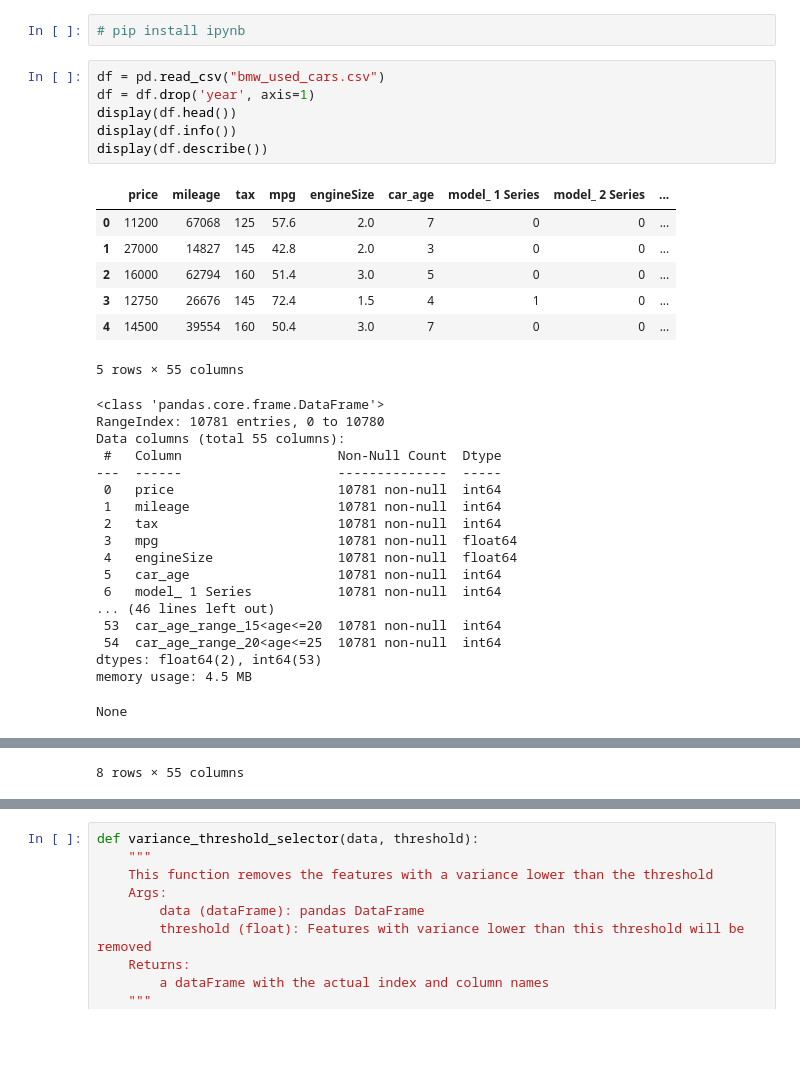
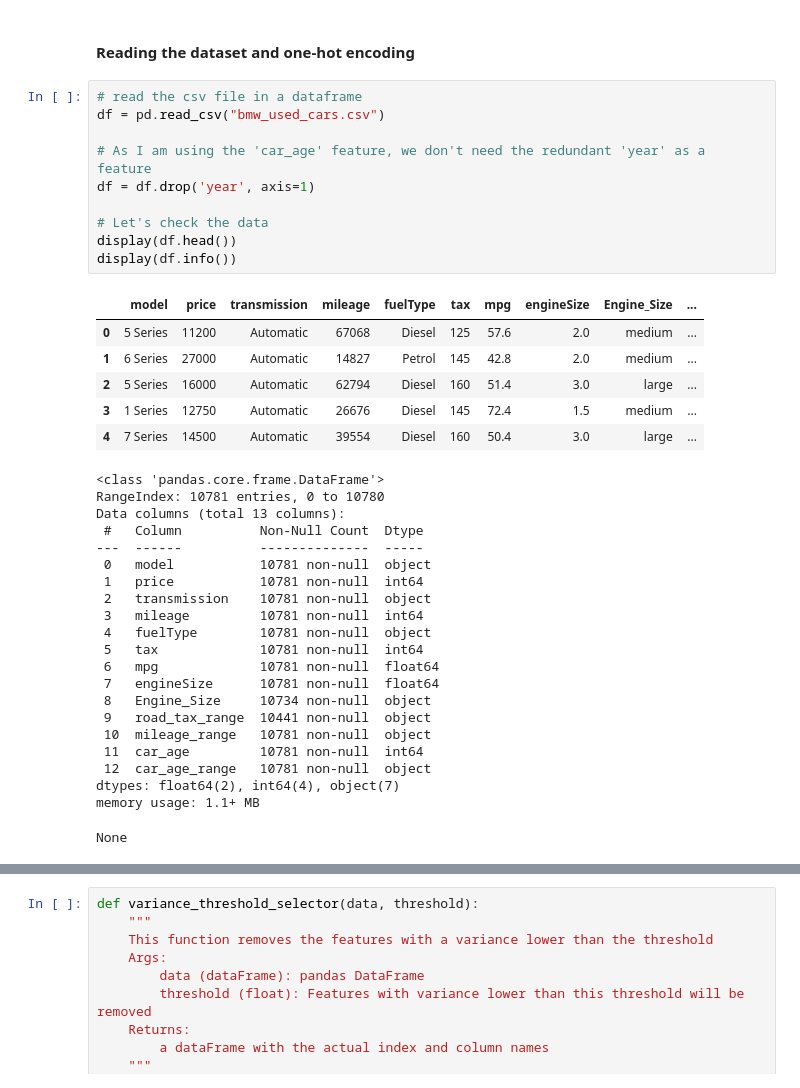
Before and after one commit to SKawsar/bmw_used_car, a Jupyter notebook: modeling.ipynb, the cells around one changed output, grey strips where cells are left out. Drawn from its saved outputs; the diff is of its cells as text; blank space fills up the shorter version.

```diff
--- a/modeling.ipynb
+++ b/modeling.ipynb
@@ -33,34 +38,40 @@ from ipynb.fs.full.ML_algorithms import gradient_boosting_regressor
-# %%
-# pip install ipynb
+# %% [markdown]
+#### Reading the dataset and one-hot encoding
 # %%
+# read the csv file in a dataframe
 df = pd.read_csv("bmw_used_cars.csv")
+
+# As I am using the 'car_age' feature, we don't need the redundant 'year' as a feature
 df = df.drop('year', axis=1)
+
+# Let's check the data
 display(df.head())
 display(df.info())
-display(df.describe())
 # %% [output]
-|  | price | mileage | tax | mpg | engineSize | car_age | model_ 1 Series | model_ 2 Series | ... |
-| 0 | 11200 | 67068 | 125 | 57.6 | 2.0 | 7 | 0 | 0 | ... |
-| 1 | 27000 | 14827 | 145 | 42.8 | 2.0 | 3 | 0 | 0 | ... |
-| 2 | 16000 | 62794 | 160 | 51.4 | 3.0 | 5 | 0 | 0 | ... |
-| 3 | 12750 | 26676 | 145 | 72.4 | 1.5 | 4 | 1 | 0 | ... |
-| 4 | 14500 | 39554 | 160 | 50.4 | 3.0 | 7 | 0 | 0 | ... |
+|  | model | price | transmission | mileage | fuelType | tax | mpg | engineSize | Engine_Size | ... |
+| 0 | 5 Series | 11200 | Automatic | 67068 | Diesel | 125 | 57.6 | 2.0 | medium | ... |
+| 1 | 6 Series | 27000 | Automatic | 14827 | Petrol | 145 | 42.8 | 2.0 | medium | ... |
+| 2 | 5 Series | 16000 | Automatic | 62794 | Diesel | 160 | 51.4 | 3.0 | large | ... |
+| 3 | 1 Series | 12750 | Automatic | 26676 | Diesel | 145 | 72.4 | 1.5 | medium | ... |
+| 4 | 7 Series | 14500 | Automatic | 39554 | Diesel | 160 | 50.4 | 3.0 | large | ... |
-5 rows × 55 columns
+<class 'pandas.core.frame.DataFrame'>
+RangeIndex: 10781 entries, 0 to 10780
+Data columns (total 13 columns):
+ #   Column          Non-Null Count  Dtype
+---  ------          --------------  -----
+ 0   model           10781 non-null  object
+ 1   price           10781 non-null  int64
+ 2   transmission    10781 non-null  object
+ 3   mileage         10781 non-null  int64
+ 4   fuelType        10781 non-null  object
+ 5   tax             10781 non-null  int64
+ 6   mpg             10781 non-null  float64
+ 7   engineSize      10781 non-null  float64
+ 8   Engine_Size     10734 non-null  object
+ 9   road_tax_range  10441 non-null  object
+ 10  mileage_range   10781 non-null  object
+ 11  car_age         10781 non-null  int64
+ 12  car_age_range   10781 non-null  object
+dtypes: float64(2), int64(4), object(7)
+memory usage: 1.1+ MB
-<class 'pandas.core.frame.DataFrame'>
-RangeIndex: 10781 entries, 0 to 10780
-Data columns (total 55 columns):
- #   Column                    Non-Null Count  Dtype
----  ------                    --------------  -----
- 0   price                     10781 non-null  int64
- 1   mileage                   10781 non-null  int64
- 2   tax                       10781 non-null  int64
- 3   mpg                       10781 non-null  float64
- 4   engineSize                10781 non-null  float64
- 5   car_age                   10781 non-null  int64
- 6   model_ 1 Series           10781 non-null  int64
-... (46 lines left out)
- 53  car_age_range_15<age<=20  10781 non-null  int64
- 54  car_age_range_20<age<=25  10781 non-null  int64
-dtypes: float64(2), int64(53)
-memory usage: 4.5 MB
+None
-None
@@ -76 +77,0 @@ None
-8 rows × 55 columns
```
Also changed, not shown: parts of 41 cells of this notebook, 3 other files.
